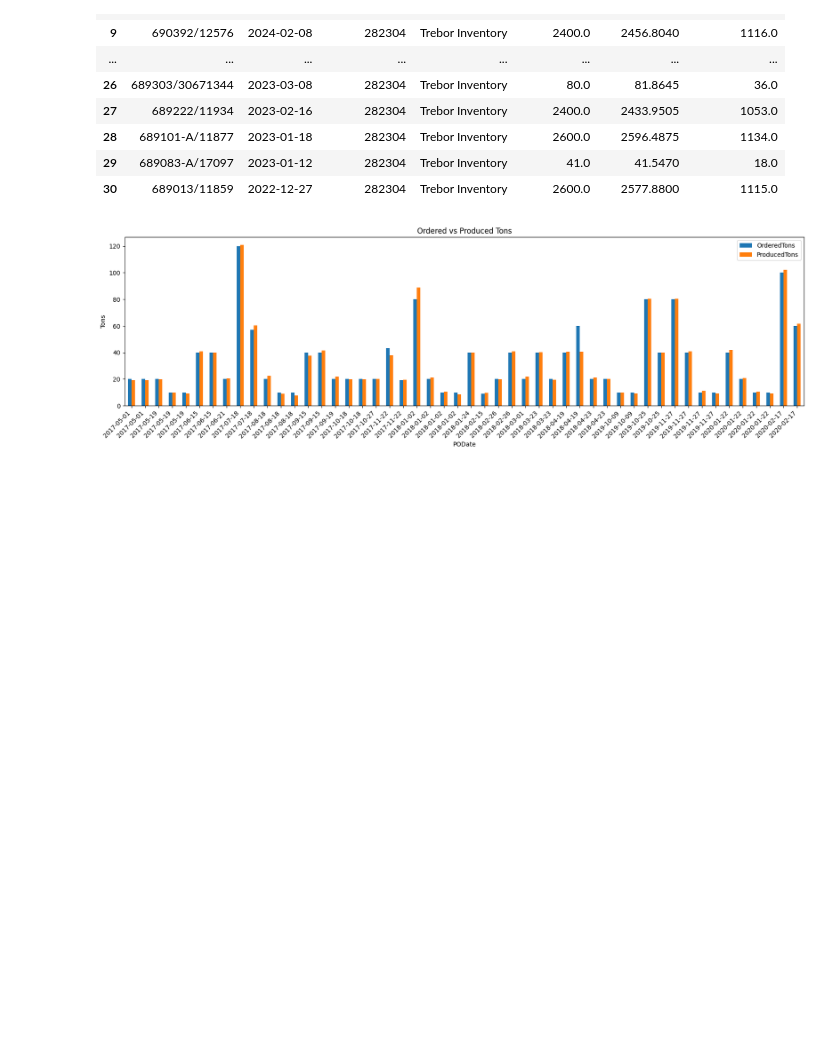
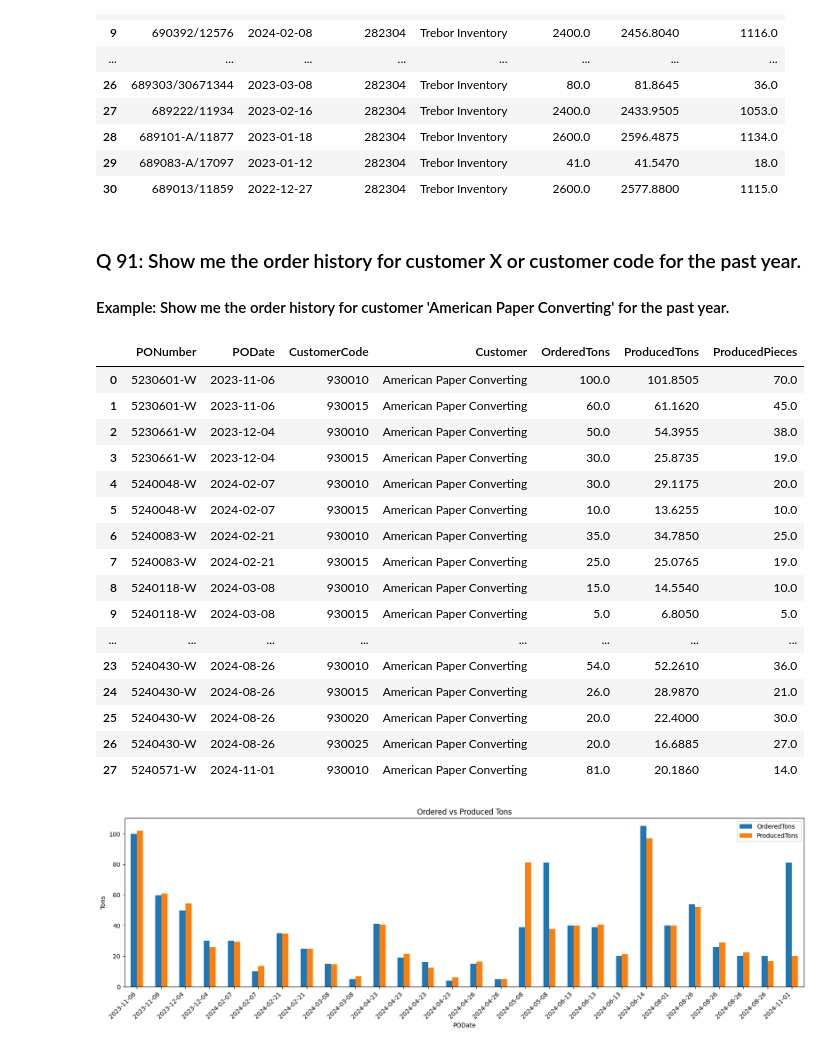
Before and after one commit to VeryBigThings/dagster, a Jupyter notebook: etl/notebooks/enterprise_search.ipynb, the cells around one changed output. Cells and saved outputs as stored; diff of their text form; code cells hidden in the pictures; blank space fills up the shorter version.

```diff
--- a/etl/notebooks/enterprise_search.ipynb
+++ b/etl/notebooks/enterprise_search.ipynb
@@ -279,24 +279,49 @@ read_sql_query(query)
 | 28 | 689101-A/11877 | 2023-01-18 | 282304 | Trebor Inventory | 2600.0 | 2596.4875 | 1134.0 |
 | 29 | 689083-A/17097 | 2023-01-12 | 282304 | Trebor Inventory | 41.0 | 41.5470 | 18.0 |
 | 30 | 689013/11859 | 2022-12-27 | 282304 | Trebor Inventory | 2600.0 | 2577.8800 | 1115.0 |
+# %% [markdown]
+### Q 91: Show me the order history for customer X or customer code for the past year.
+
+#### Example: Show me the order history for customer 'American Paper Converting' for the past year.
 # %%
 customers = ['American Paper Converting']
+since = (pd.Timestamp.now() - pd.DateOffset(months=12)).date()
 
 query = """
 SELECT "PONumber", "PODate", "CustomerCode", "Customer", "TotalTons" as "OrderedTons", SUM("LoadTons") AS "ProducedTons", SUM("LoadPieces") AS "ProducedPieces"
 FROM "factPOProduction"
 WHERE "Customer" IN ({customers})
+AND "LoadDate" >= '{since}'
 GROUP BY "PONumber", "PODate", "CustomerCode", "Customer", "TotalTons"
 ORDER BY "PODate" ASC
-""".format(customers=', '.join([f"'{customer}'" for customer in customers]))
-df = read_sql_query(query).head(50)
+""".format(customers=', '.join([f"'{customer}'" for customer in customers]), since=since)
+df = read_sql_query(query)
+
+display(df)
 
 df['PODate'] = pd.to_datetime(df['PODate']).dt.date
 
 df.set_index('PODate')[['OrderedTons', 'ProducedTons']].plot(kind='bar', figsize=(20, 5))
 plt.title('Ordered vs Produced Tons')
 plt.ylabel('Tons')
 plt.xticks(rotation=45, ha='right')
 plt.show()
 # %% [output]
+|  | PONumber | PODate | CustomerCode | Customer | OrderedTons | ProducedTons | ProducedPieces |
+| 0 | 5230601-W | 2023-11-06 | 930010 | American Paper Converting | 100.0 | 101.8505 | 70.0 |
+| 1 | 5230601-W | 2023-11-06 | 930015 | American Paper Converting | 60.0 | 61.1620 | 45.0 |
+| 2 | 5230661-W | 2023-12-04 | 930010 | American Paper Converting | 50.0 | 54.3955 | 38.0 |
+| 3 | 5230661-W | 2023-12-04 | 930015 | American Paper Converting | 30.0 | 25.8735 | 19.0 |
+| 4 | 5240048-W | 2024-02-07 | 930010 | American Paper Converting | 30.0 | 29.1175 | 20.0 |
+| 5 | 5240048-W | 2024-02-07 | 930015 | American Paper Converting | 10.0 | 13.6255 | 10.0 |
+| 6 | 5240083-W | 2024-02-21 | 930010 | American Paper Converting | 35.0 | 34.7850 | 25.0 |
+| 7 | 5240083-W | 2024-02-21 | 930015 | American Paper Converting | 25.0 | 25.0765 | 19.0 |
+| 8 | 5240118-W | 2024-03-08 | 930010 | American Paper Converting | 15.0 | 14.5540 | 10.0 |
+| 9 | 5240118-W | 2024-03-08 | 930015 | American Paper Converting | 5.0 | 6.8050 | 5.0 |
+| ... | ... | ... | ... | ... | ... | ... | ... |
+| 23 | 5240430-W | 2024-08-26 | 930010 | American Paper Converting | 54.0 | 52.2610 | 36.0 |
+| 24 | 5240430-W | 2024-08-26 | 930015 | American Paper Converting | 26.0 | 28.9870 | 21.0 |
+| 25 | 5240430-W | 2024-08-26 | 930020 | American Paper Converting | 20.0 | 22.4000 | 30.0 |
+| 26 | 5240430-W | 2024-08-26 | 930025 | American Paper Converting | 20.0 | 16.6885 | 27.0 |
+| 27 | 5240571-W | 2024-11-01 | 930010 | American Paper Converting | 81.0 | 20.1860 | 14.0 |
-[figure, old version]
+[figure, new version]
```
